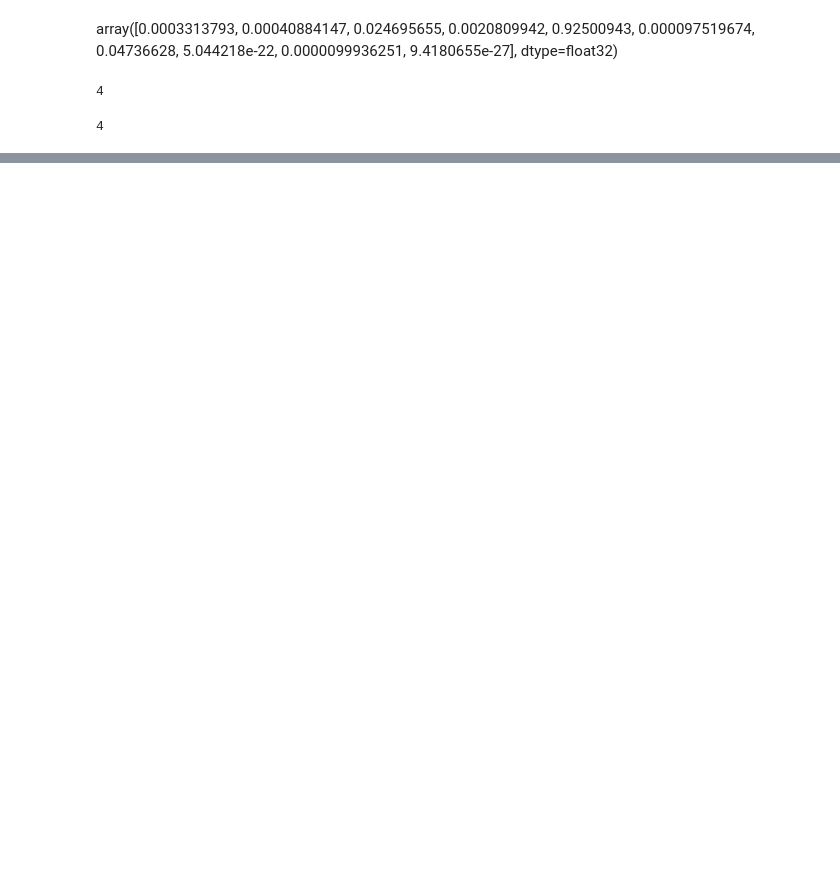
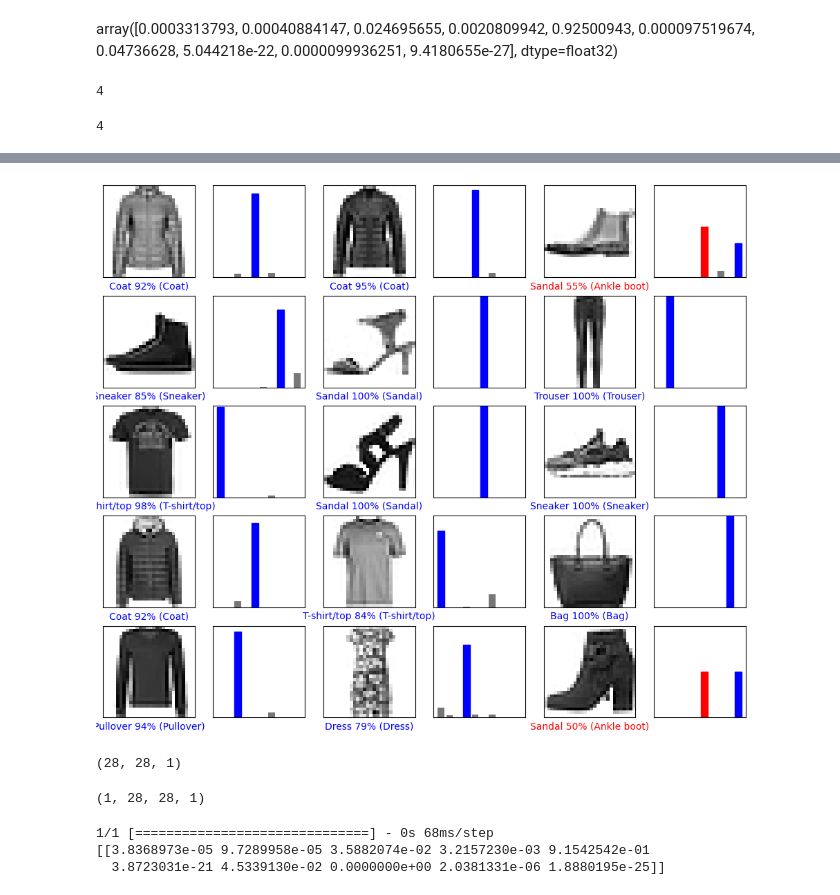
Before and after one commit to snz-mlcoder/Fashion, a Jupyter notebook: FashinMnist.ipynb, the cells around one changed output, grey strips where cells are left out. Saved outputs shown, nothing was run; the diff lists cells and outputs as text; code cells hidden in the pictures; blank space fills up the shorter version.

```diff
--- a/FashinMnist.ipynb
+++ b/FashinMnist.ipynb
@@ -214,0 +264,32 @@ test_labels[0]
+# %%
+num_rows = 5
+num_col = 3
+num_images = num_rows*num_col
+plt.figure(figsize=(2*2*num_col, 2*num_rows))
+for i in range(num_images):
+  plt.subplot(num_rows, 2*num_col, 2*i+1)
+  plot_image(i, predictions, test_labels, test_images)
+  plt.subplot(num_rows, 2*num_col, 2*i+2)
+  plot_value_array(i, predictions, test_labels)
+# %% [output]
+[figure, added]
+# %%
+img = test_images[0]
+
+print(img.shape)
+# %% [output]
+(28, 28, 1)
+# %%
+img = np.array([img])
+
+print(img.shape)
+# %% [output]
+(1, 28, 28, 1)
+# %%
+predictions_single = model.predict(img)
+
+print(predictions_single)
+# %% [output]
+1/1 [==============================] - 0s 68ms/step
+[[3.8368973e-05 9.7289958e-05 3.5882074e-02 3.2157230e-03 9.1542542e-01
+  3.8723031e-21 4.5339130e-02 0.0000000e+00 2.0381331e-06 1.8880195e-25]]
```
Also changed, not shown: parts of 10 cells of this notebook.
